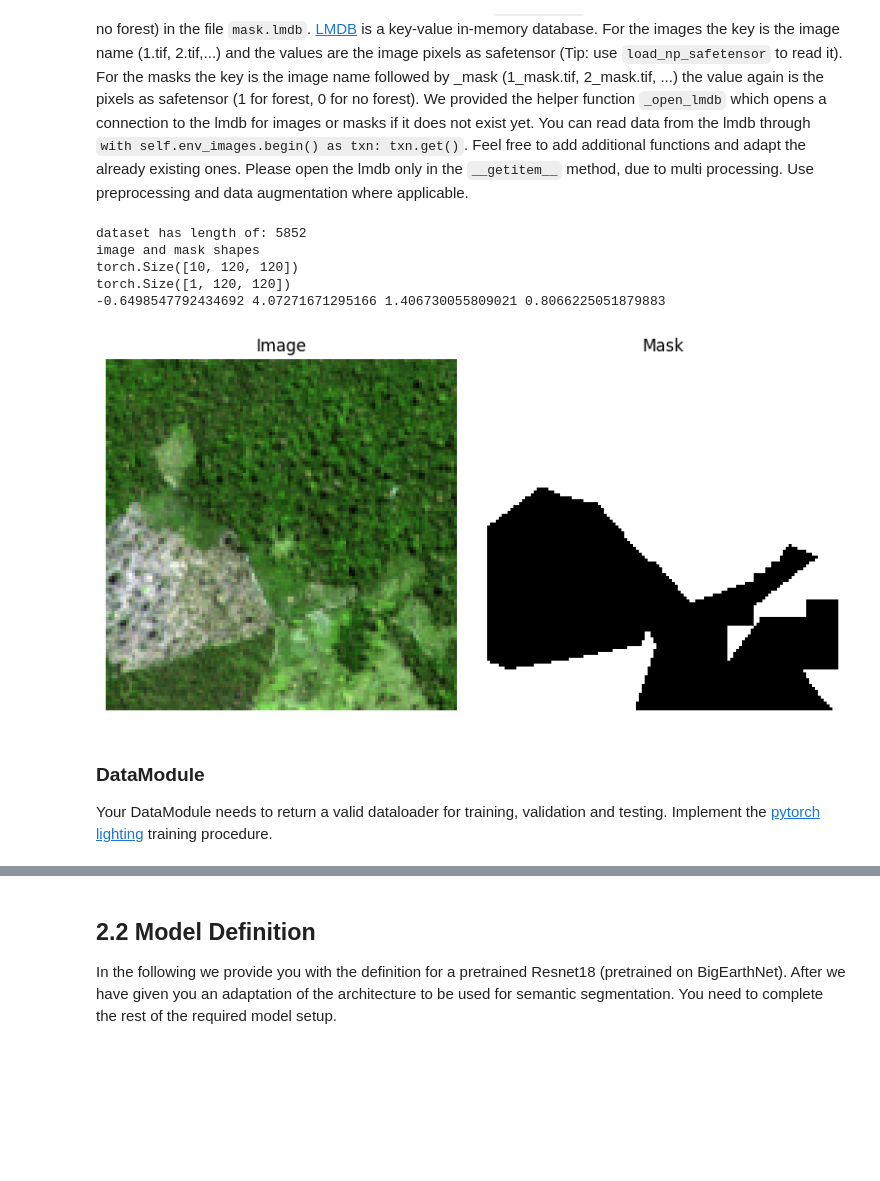
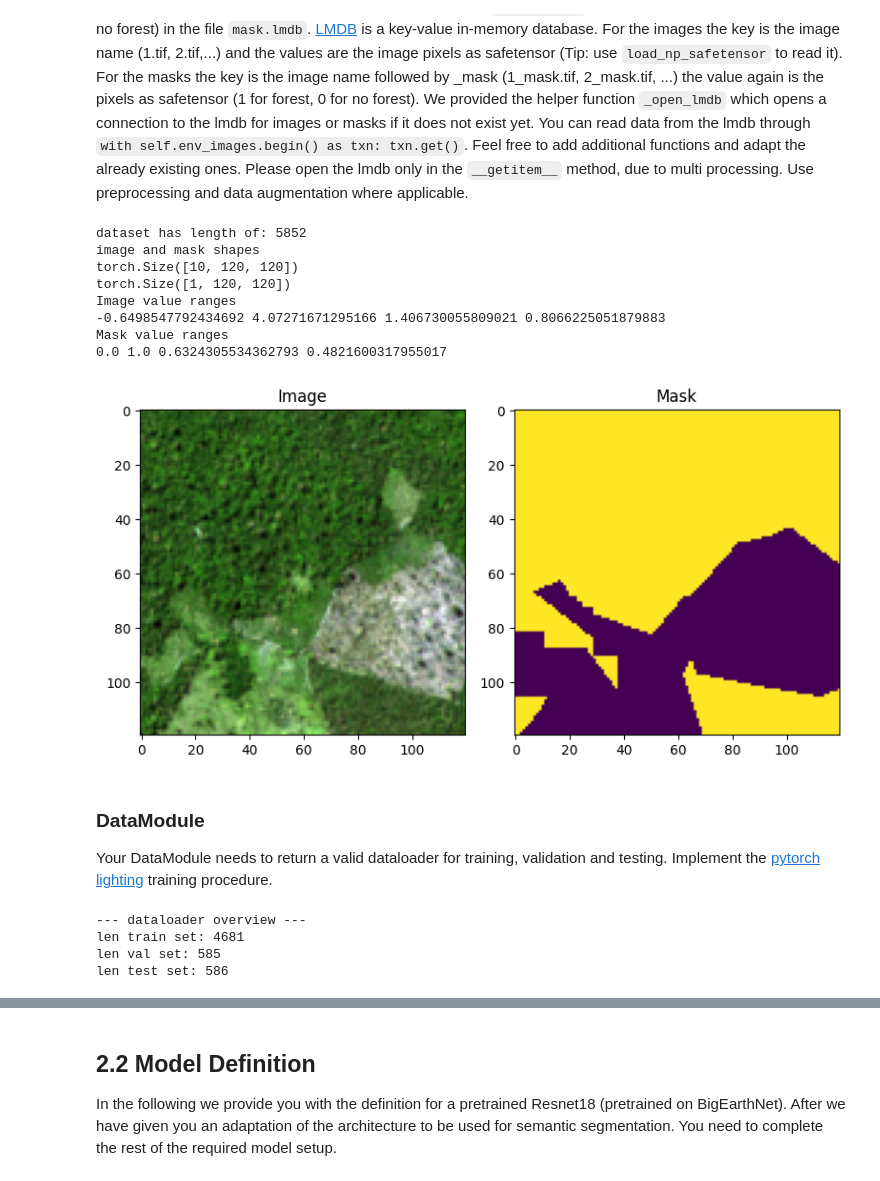
Before and after one commit to aalolexx/copersnicus-deforestation-ml-analysis, a Jupyter notebook: src/ipl4eo_miniproject_2025/Task_2.ipynb, the cells around one changed output, grey strips where cells are left out. Saved outputs shown, nothing was run; the diff lists cells and outputs as text; code cells hidden in the pictures; blank space fills up the shorter version.

Commit message:
made input and output data compatible with model

```diff
--- a/src/ipl4eo_miniproject_2025/Task_2.ipynb
+++ b/src/ipl4eo_miniproject_2025/Task_2.ipynb
@@ -151,7 +186,6 @@ class FinetuneDataset(Dataset):
 # %%
 # Util plot function
 def show_image_and_mask(image, mask):
-
     image = image.cpu().numpy()
     mask = mask.cpu().numpy().squeeze()
 
@@ -160,12 +194,13 @@ def show_image_and_mask(image, mask):
     if mask.dtype == 'object':
         mask = mask.astype(np.uint8)
 
-    rgb = image[np.array((0, 1, 2)), :, :].astype(np.float32)
+    rgb = image[:3, :, :].astype(np.float32)
     eps = 1e-6
     for i in range(rgb.shape[0]):
         rgb[i] = (rgb[i] - rgb[i].min()) / (rgb[i].max() - rgb[i].min() + eps)
 
     rgb = np.transpose(rgb, (1, 2, 0))
+
     #mask = np.transpose(mask, (1, 2, 0))
 
     plt.figure(figsize=(8, 4))
@@ -173,44 +208,54 @@ def show_image_and_mask(image, mask):
     plt.subplot(1, 2, 1)
     plt.imshow(rgb)
     plt.title("Image")
-    plt.axis("off")
+    plt.axis("on")
 
     plt.subplot(1, 2, 2)
-    plt.imshow(mask, cmap="gray")
+    plt.imshow(mask, cmap="viridis")
     plt.title("Mask")
-    plt.axis("off")
+    plt.axis("on")
 
     plt.tight_layout()
     plt.show()
 
 # ------------------
 # Testing the Dataset
 
 dataset = FinetuneDataset(
     images_lmdb_path = data_path / "images.lmdb",
     masks_lmdb_path = data_path / "mask.lmdb",
-    image_transform=image_transform_normalize
+    transform=transform,
 )
+
+#print(dataset._get_image_keys())
 
 print(f"dataset has length of: {dataset.length}")
 
 # inspecting the dataset a little bit
 image, mask = dataset[120]
+#image, mask = dataset[random.randrange(1,1000)]
 print("image and mask shapes")
 print(np.shape(image))
 print(np.shape(mask))
 
 # check normalization
+print("Image value ranges")
 print(image.min().item(), image.max().item(), image.mean().item(), image.std().item())
 
+print("Mask value ranges")
+print(mask.min().item(), mask.max().item(), mask.mean().item(), mask.std().item())
+
 show_image_and_mask(image, mask)
 # %% [output]
 dataset has length of: 5852
 image and mask shapes
 torch.Size([10, 120, 120])
 torch.Size([1, 120, 120])
+Image value ranges
 -0.6498547792434692 4.07271671295166 1.406730055809021 0.8066225051879883
+Mask value ranges
+0.0 1.0 0.6324305534362793 0.4821600317955017
-[figure, old version]
+[figure, new version]
 # %% [markdown]
 ### DataModule
 
@@ -266,3 +311,20 @@ class FinetuneDataModule(L.LightningDataModule):
 
     def test_dataloader(self):
         return DataLoader(self.test_set, batch_size=self.batch_size, shuffle=False, num_workers=self.num_workers)
+# %%
+# ----------------------------
+# initialyzing the data module
+
+dm = FinetuneDataModule(
+    images_lmdb_path=data_path / "images.lmdb",
+    masks_lmdb_path=data_path / "mask.lmdb",
+    batch_size=16,
+    num_workers=0,
+    transform=transform,
+)
+dm.setup()
+# %% [output]
+--- dataloader overview ---
+len train set: 4681
+len val set: 585
+len test set: 586
```
Also changed, not shown: parts of 8 cells of this notebook, 1 other file.
